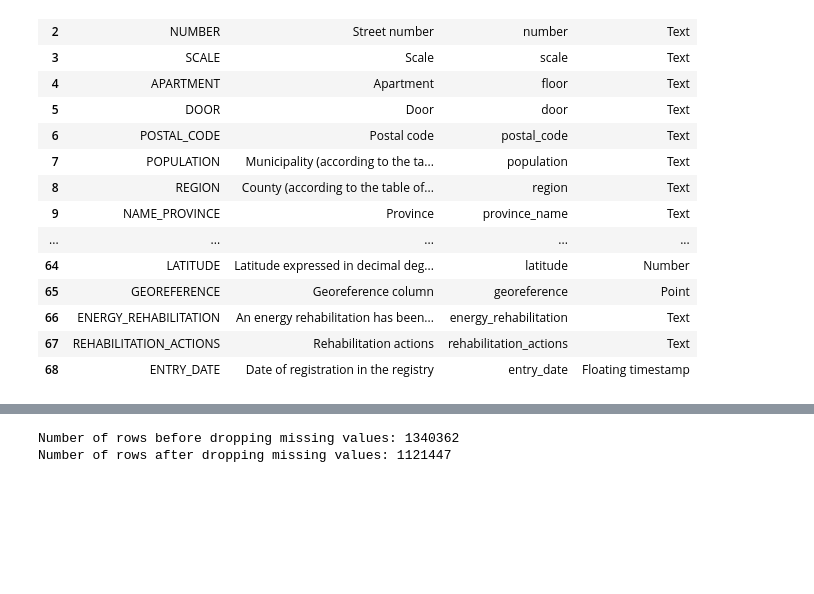
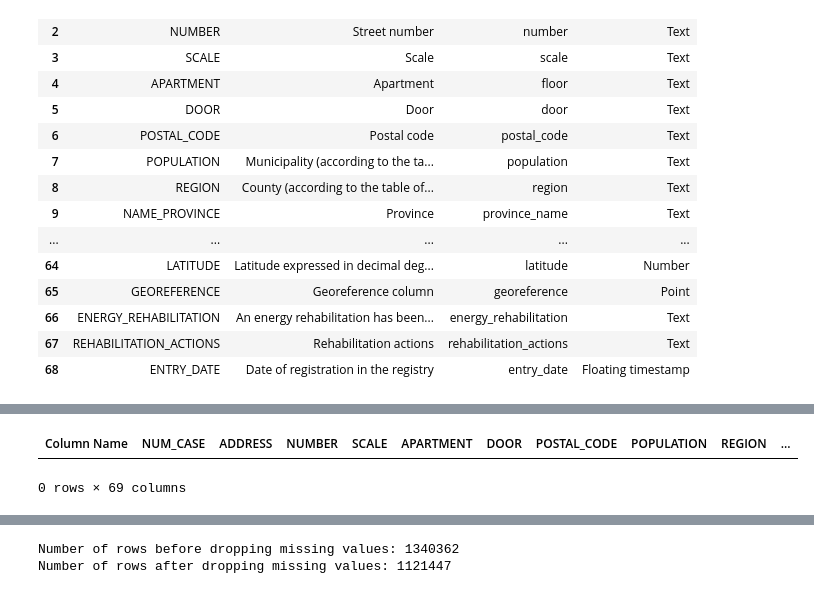
Before and after one commit to Corne173/Building-EPC, a Jupyter notebook: Masters_Code2.ipynb, the cells around one changed output, grey strips where cells are left out. Drawn from its saved outputs; the diff is of its cells as text; code cells hidden in the pictures; blank space fills up the shorter version.

```diff
--- a/Masters_Code2.ipynb
+++ b/Masters_Code2.ipynb
@@ -308,0 +193,10 @@ By converting text-based data into numerical formats, we ensure that **machine l
+# %%
+# Lets drop all rows with missing values in the DataFrame
+# This will remove any row that has at least one missing value in any column.
+all_missing_removed = df_energy.dropna()
+# %%
+# viewing the processed DataFrame
+all_missing_removed
+# %% [output]
+| Column Name | NUM_CASE | ADDRESS | NUMBER | SCALE | APARTMENT | DOOR | POSTAL_CODE | POPULATION | REGION | ... |
+0 rows × 69 columns
```
Also changed, not shown: parts of 38 cells of this notebook.
